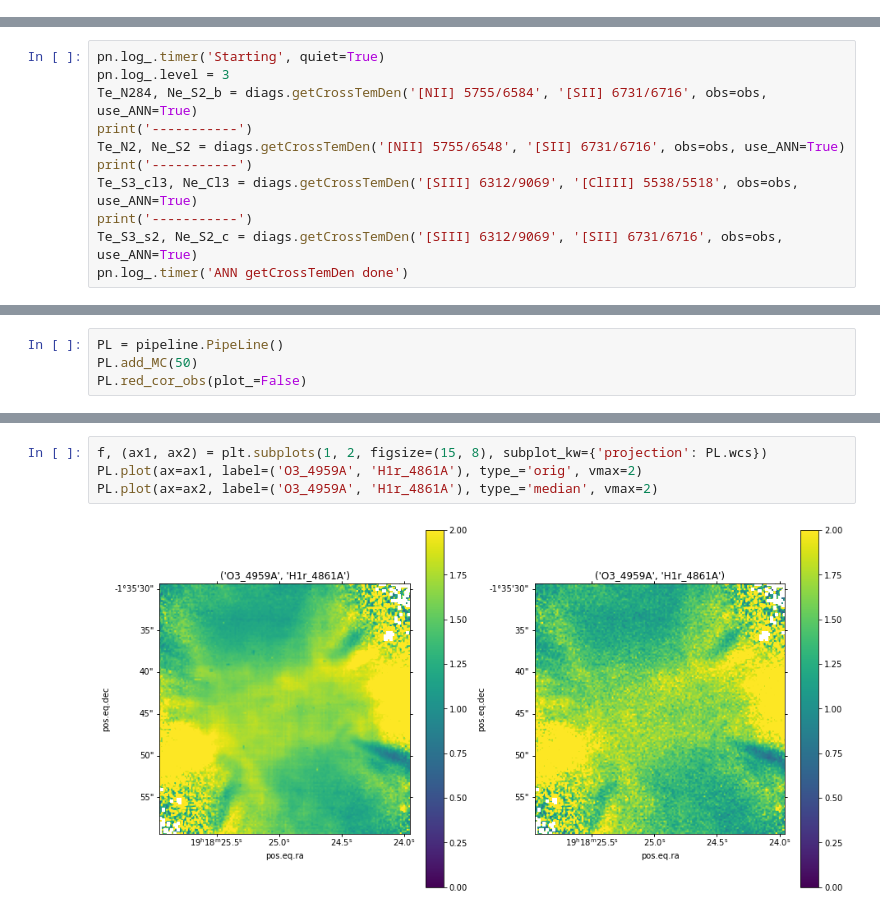
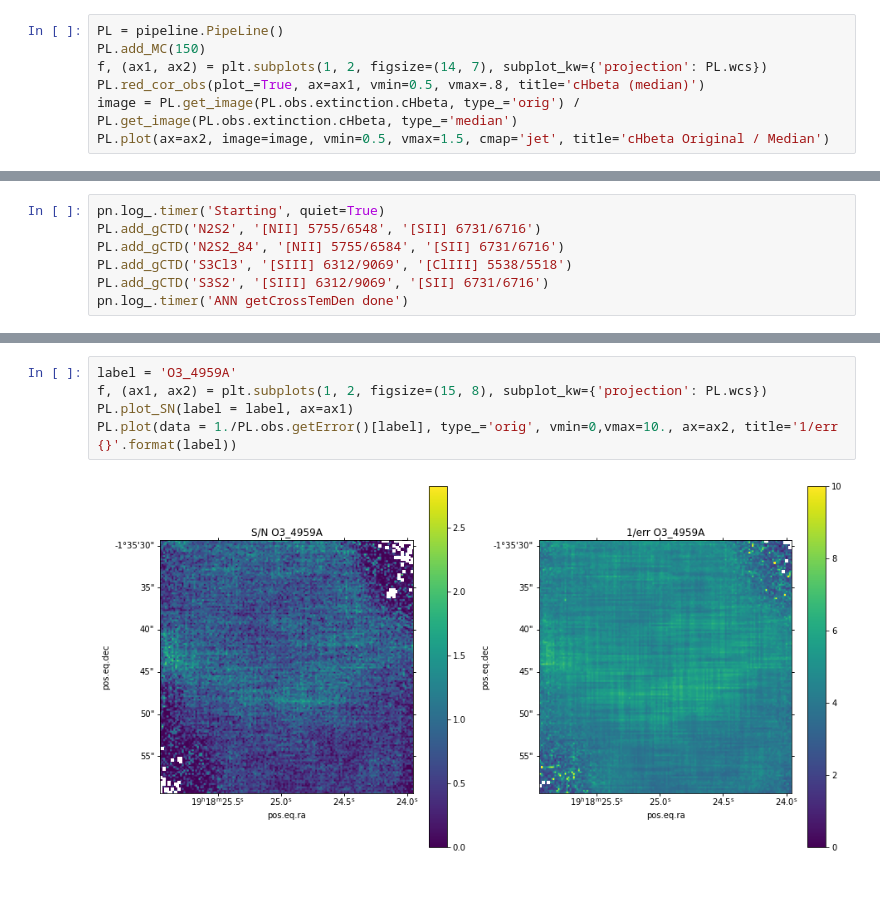
Before and after one commit to Morisset/MUSE_PNe, a Jupyter notebook: pipelineMC.ipynb, the cells around one changed output, grey strips where cells are left out. Drawn from its saved outputs; the diff is of its cells as text; blank space fills up the shorter version.

```diff
--- a/pipelineMC.ipynb
+++ b/pipelineMC.ipynb
@@ -127,0 +12,7 @@ ax.set_title('cHbeta original');
+# %%
+PL = pipeline.PipeLine()
+PL.add_MC(150)
+f, (ax1, ax2) = plt.subplots(1, 2, figsize=(14, 7), subplot_kw={'projection': PL.wcs})
+PL.red_cor_obs(plot_=True, ax=ax1, vmin=0.5, vmax=.8, title='cHbeta (median)')
+image = PL.get_image(PL.obs.extinction.cHbeta, type_='orig') / PL.get_image(PL.obs.extinction.cHbeta, type_='median')
+PL.plot(ax=ax2, image=image, vmin=0.5, vmax=1.5, cmap='jet', title='cHbeta Original / Median')
@@ -168,12 +66,8 @@ diags.diags
 # %%
 pn.log_.timer('Starting', quiet=True)
-pn.log_.level = 3
-Te_N284, Ne_S2_b = diags.getCrossTemDen('[NII] 5755/6584', '[SII] 6731/6716', obs=obs, use_ANN=True)
-print('-----------')
-Te_N2, Ne_S2 = diags.getCrossTemDen('[NII] 5755/6548', '[SII] 6731/6716', obs=obs, use_ANN=True)
-print('-----------')
-Te_S3_cl3, Ne_Cl3 = diags.getCrossTemDen('[SIII] 6312/9069', '[ClIII] 5538/5518', obs=obs, use_ANN=True)
-print('-----------')
-Te_S3_s2, Ne_S2_c = diags.getCrossTemDen('[SIII] 6312/9069', '[SII] 6731/6716', obs=obs, use_ANN=True)
+PL.add_gCTD('N2S2', '[NII] 5755/6548', '[SII] 6731/6716')
+PL.add_gCTD('N2S2_84', '[NII] 5755/6584', '[SII] 6731/6716')
+PL.add_gCTD('S3Cl3', '[SIII] 6312/9069', '[ClIII] 5538/5518')
+PL.add_gCTD('S3S2', '[SIII] 6312/9069', '[SII] 6731/6716')
 pn.log_.timer('ANN getCrossTemDen done')
 # %% [output]
@@ -285,4 +82,0 @@ f.tight_layout();
-# %%
-PL = pipeline.PipeLine()
-PL.add_MC(50)
-PL.red_cor_obs(plot_=False)
@@ -306,6 +87,7 @@ warng EmissionLine: line 8750A for atom H1r not valid
 # %%
+label = 'O3_4959A'
 f, (ax1, ax2) = plt.subplots(1, 2, figsize=(15, 8), subplot_kw={'projection': PL.wcs})
-PL.plot(ax=ax1, label=('O3_4959A', 'H1r_4861A'), type_='orig', vmax=2)
-PL.plot(ax=ax2, label=('O3_4959A', 'H1r_4861A'), type_='median', vmax=2)
+PL.plot_SN(label = label, ax=ax1)
+PL.plot(data = 1./PL.obs.getError()[label], type_='orig', vmin=0,vmax=10., ax=ax2, title='1/err {}'.format(label))
 # %% [output]
-[figure, old version]
+[figure, new version]
```
Also changed, not shown: parts of 32 cells of this notebook.
